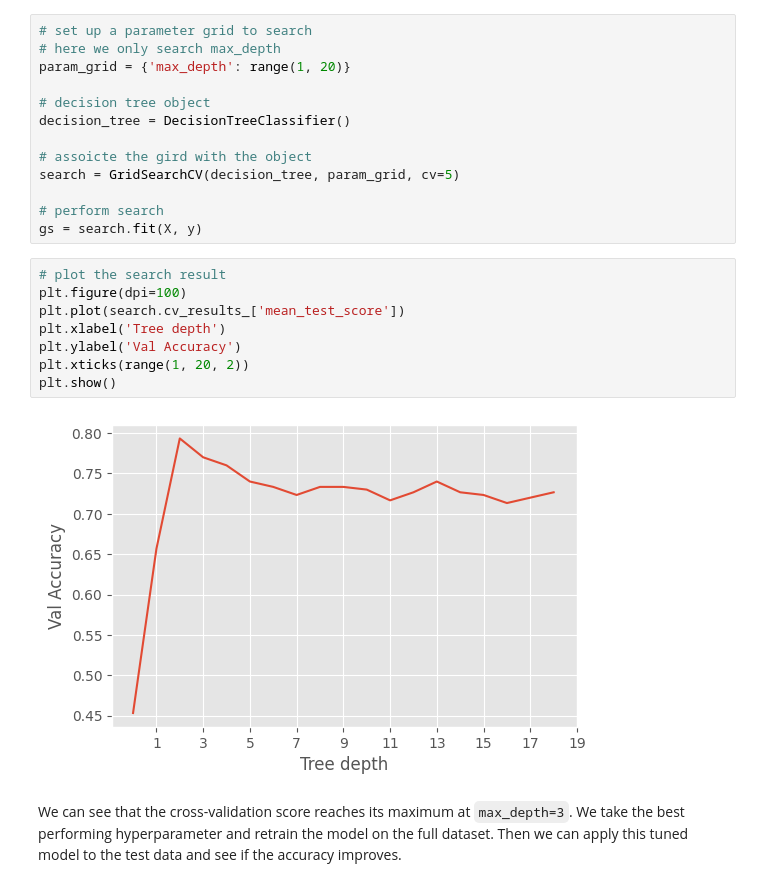
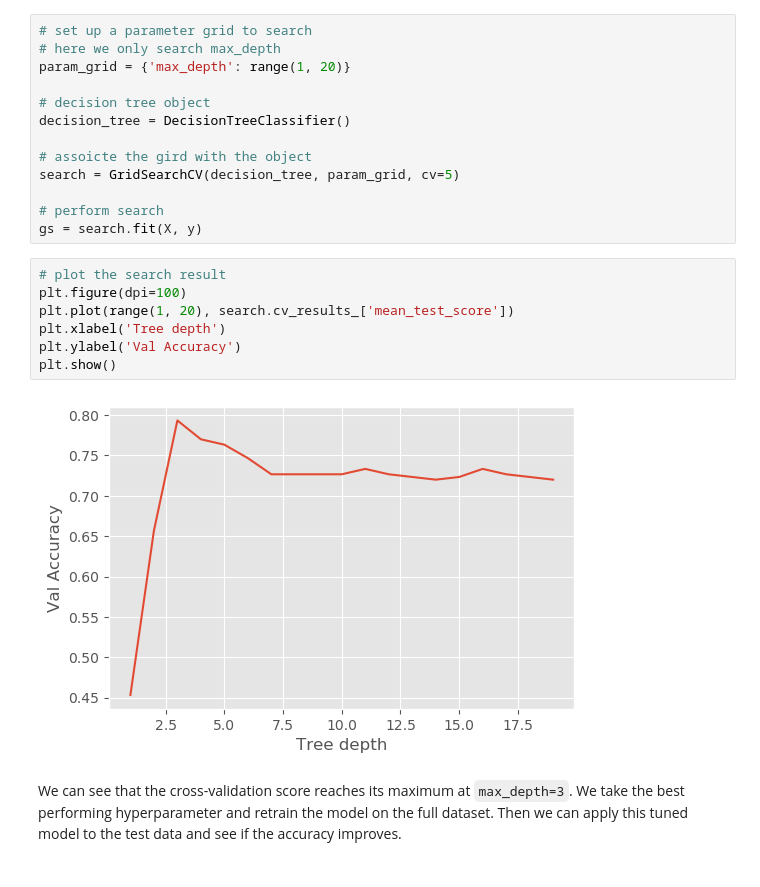
Before and after one commit to stfc-sciml/sciml-workshop, a Jupyter notebook: course_3.0_with_solutions/CLASSICAL/classification_decision_tree.ipynb, the cells around one changed output. Cells and saved outputs as stored; diff of their text form.

```diff
--- a/course_3.0_with_solutions/CLASSICAL/classification_decision_tree.ipynb
+++ b/course_3.0_with_solutions/CLASSICAL/classification_decision_tree.ipynb
@@ -195,13 +195,12 @@ gs = search.fit(X, y)
 # %%
 # plot the search result
 plt.figure(dpi=100)
-plt.plot(search.cv_results_['mean_test_score'])
+plt.plot(range(1, 20), search.cv_results_['mean_test_score'])
 plt.xlabel('Tree depth')
 plt.ylabel('Val Accuracy')
-plt.xticks(range(1, 20, 2))
 plt.show()
 # %% [output]
-[figure, old version]
+[figure, new version]
 # %% [markdown]
 We can see that the cross-validation score reaches its maximum at `max_depth=3`. We take the best performing hyperparameter and retrain the model on the full dataset. Then we can apply this tuned model to the test data and see if the accuracy improves.
 # %%
```
Also changed, not shown: parts of 4 cells of this notebook, 4 other files.
